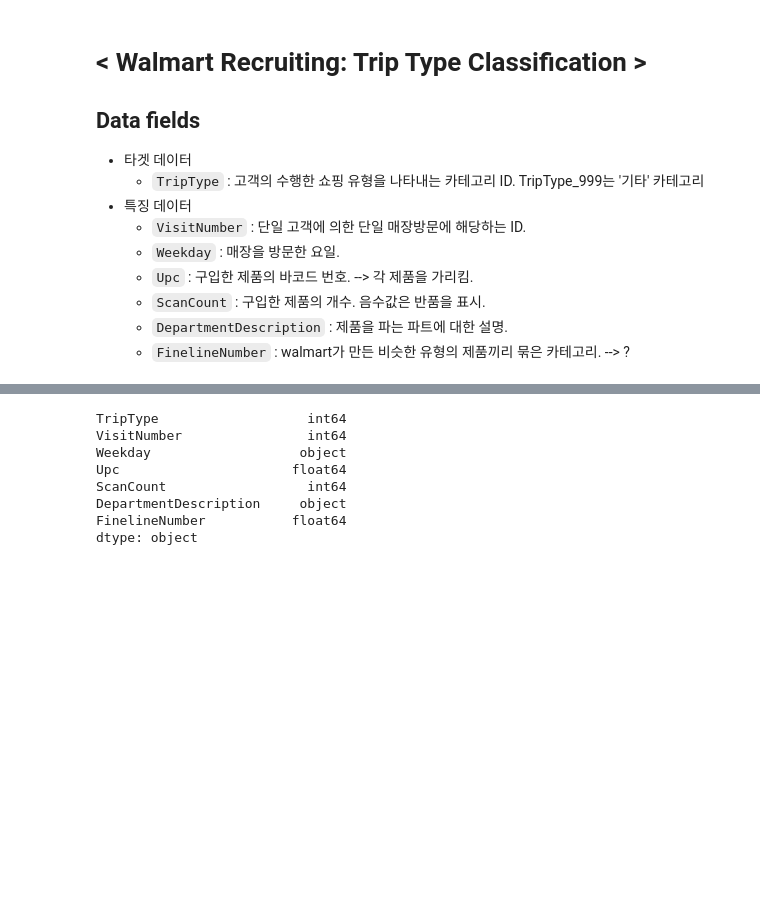
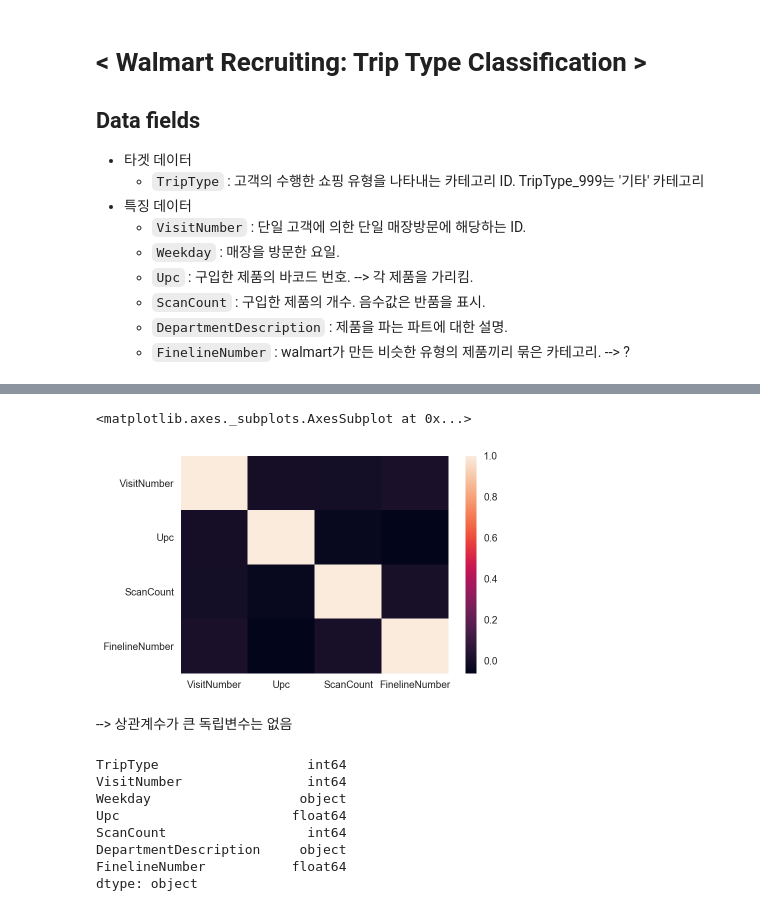
Before and after one commit to iayrots/dss7_SWYA_walmart, a Jupyter notebook: ya/EDA.ipynb, the cells around one changed output, grey strips where cells are left out. Drawn from its saved outputs; the diff is of its cells as text; code cells hidden in the pictures; blank space fills up the shorter version.

```diff
--- a/ya/EDA.ipynb
+++ b/ya/EDA.ipynb
@@ -26,0 +39,4 @@ train.tail()
+# %%
+df = train.drop(columns='TripType')
+corr = df.corr()
+corr
@@ -27,3 +49,10 @@ train.tail()
+# %%
+sns.heatmap(corr)
+# %% [output]
+<matplotlib.axes._subplots.AxesSubplot at 0x...>
+[figure, added]
+# %% [markdown]
+--> 상관계수가 큰 독립변수는 없음
 # %%
 train.dtypes
 # %% [output]
```
Also changed, not shown: parts of 7 cells of this notebook, 1 other file.
